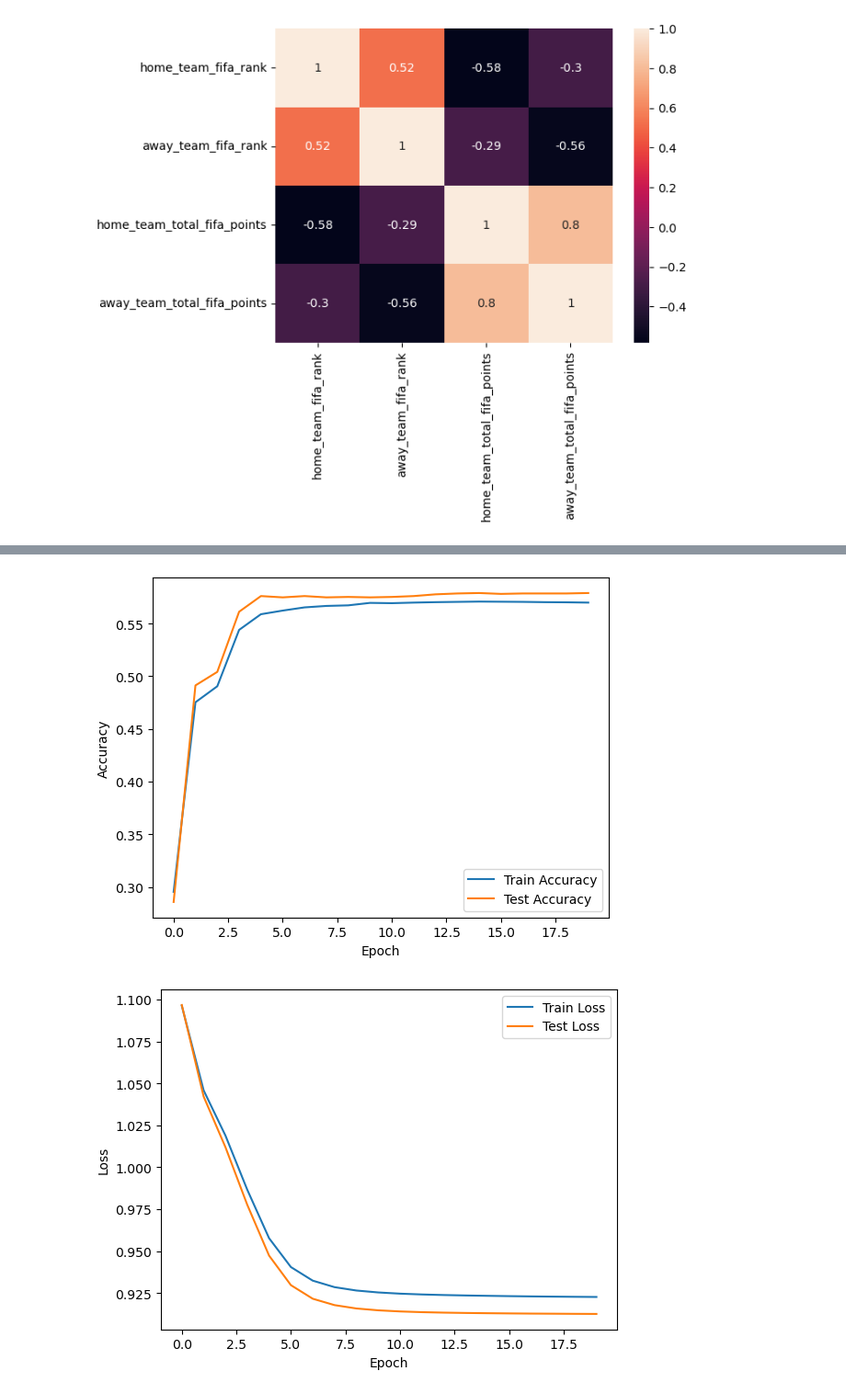
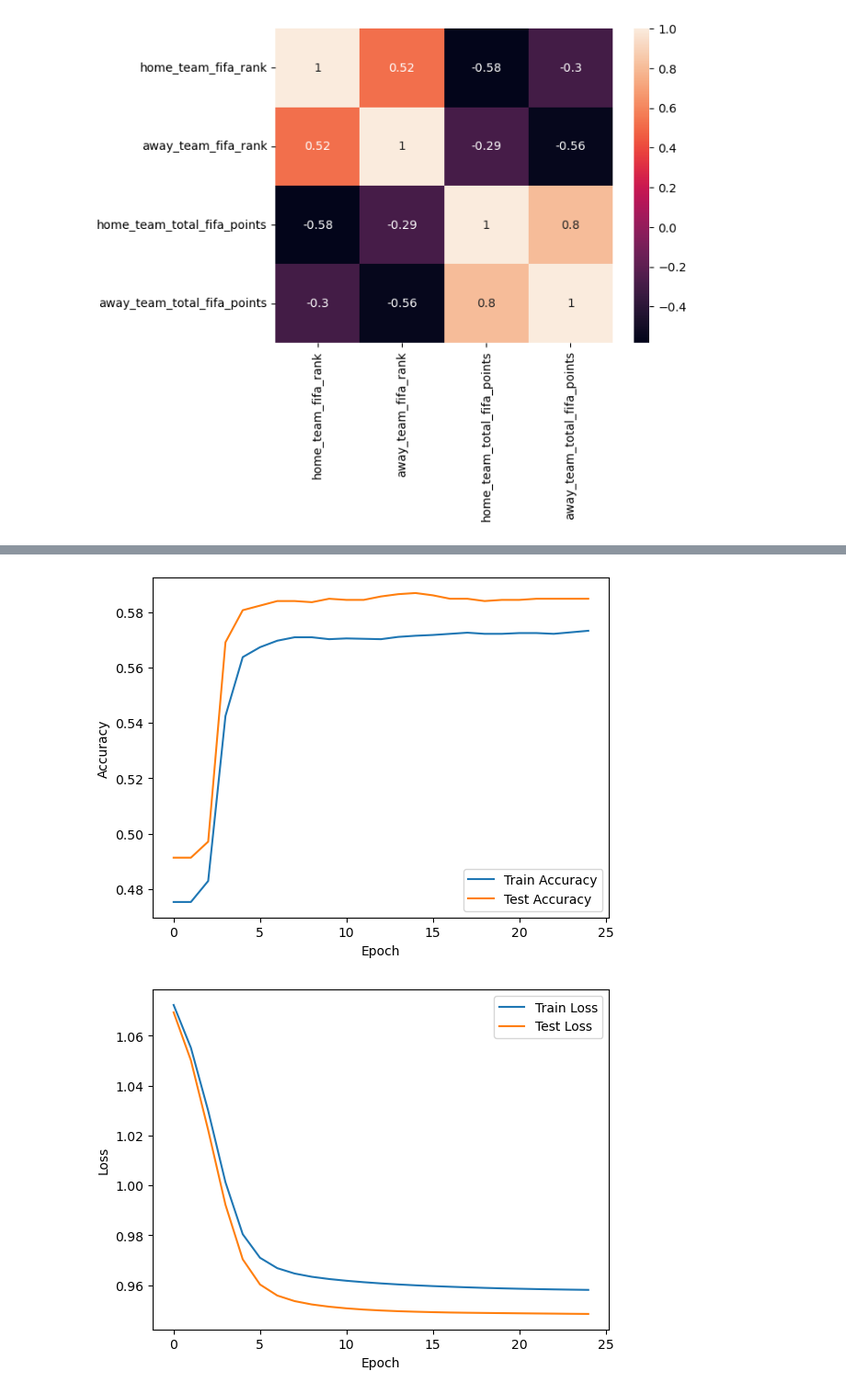
Before and after one commit to saeedzou/Deep-Learning-Assignments-2022, a Jupyter notebook: Assignment 2/q2.ipynb, the cells around one changed output, grey strips where cells are left out. Shown at 92% size. Saved outputs shown, nothing was run; the diff lists cells and outputs as text; code cells hidden in the pictures.

```diff
--- a/Assignment 2/q2.ipynb
+++ b/Assignment 2/q2.ipynb
@@ -50,8 +50,9 @@ home_team_result[home_team_result == -1] = 2
 [figure]
 # %%
 # remove the rows where both home_team_total_fifa_points and away_team_total_fifa_points are 0
-columns = ["home_team_fifa_rank", "away_team_fifa_rank", "home_team_total_fifa_points", "away_team_total_fifa_points"]
-df = df[columns]
+# Added neutral_location feature to predict Iran's result
+columns = ["home_team_fifa_rank", "away_team_fifa_rank", "home_team_total_fifa_points", "away_team_total_fifa_points", "neutral_location"]
+df = df[columns]*1.0
 # concatenate the home_team_result column to the dataframe
 df = pd.concat([df, home_team_result], axis=1)
 drop_indx = df[(df["away_team_total_fifa_points"] == 0) & (df["home_team_total_fifa_points"] == 0)].index
@@ -89,7 +91,7 @@ test_labels = torch.tensor(test_labels.values, dtype=torch.float32)
 class Net(nn.Module):
     def __init__(self):
         super(Net, self).__init__()
-        self.fc1 = nn.Linear(4, 10)
+        self.fc1 = nn.Linear(5, 10)
         self.fc2 = nn.Linear(10, 20)
         self.fc3 = nn.Linear(20, 8)
         self.fc4 = nn.Linear(8, 3)
@@ -98,7 +100,7 @@ class Net(nn.Module):
         x = F.relu(self.fc2(x))
         x = F.relu(self.fc3(x))
         x = self.fc4(x)
-        return x
+        return F.softmax(x, dim=1)
 # %%
 # Define loss
 criterion = nn.CrossEntropyLoss()
@@ -167,7 +169,7 @@ plt.show()
 # %%
 model = Net()
 optimizer = torch.optim.Adam(model.parameters(), lr=3e-4)
-train_loss, val_loss, train_acc, val_acc = train_model(model, train_features, train_labels, test_features, test_labels, epochs=20, batch_size=64)
+train_loss, val_loss, train_acc, val_acc = train_model(model, train_features, train_labels, test_features, test_labels, epochs=25, batch_size=64)
 plt.plot(train_acc, label="Train Accuracy")
 plt.plot(val_acc, label="Test Accuracy")
 plt.xlabel("Epoch")
@@ -204,2 +203,2 @@ Epoch: 20, Train Accuracy: 0.569911777973175, Train Loss: 0.9226815700531006, Te
-[figure, old version]
+[figure, new version]
-[figure, old version]
+[figure, new version]
```
Also changed, not shown: parts of 5 cells of this notebook.
